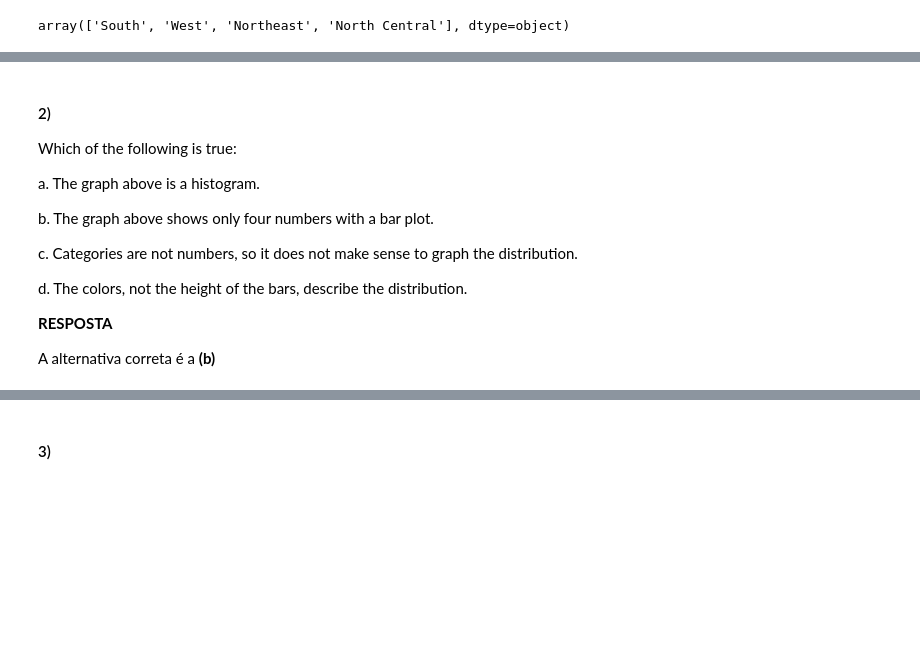
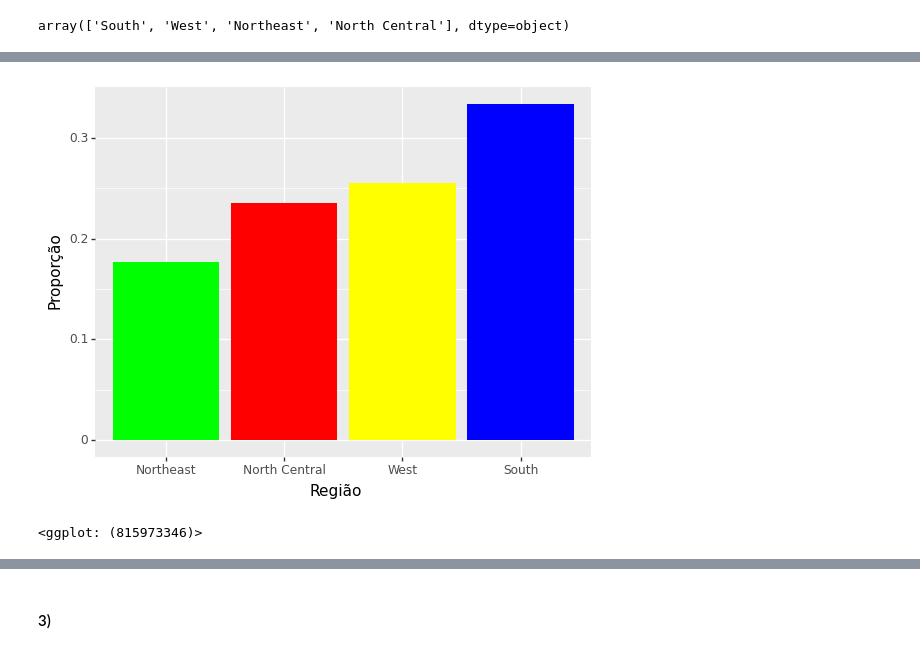
Before and after one commit to pdcos/analise_visual_ciencia_de_dados, a Jupyter notebook: participacao_5/solutions_5.ipynb, the cells around one changed output, grey strips where cells are left out. Saved outputs shown, nothing was run; the diff lists cells and outputs as text; code cells hidden in the pictures; blank space fills up the shorter version.

```diff
--- a/participacao_5/solutions_5.ipynb
+++ b/participacao_5/solutions_5.ipynb
@@ -164,16 +141,17 @@ display(df_prop)
-# %% [markdown]
-#### 2)
-Which of the following is true:
-
-a. The graph above is a histogram.
-
-b. The graph above shows only four numbers with a bar plot.
-
-c. Categories are not numbers, so it does not make sense to graph the distribution.
-
-d. The colors, not the height of the bars, describe the distribution.
-
-
-**RESPOSTA**
-
-A alternativa correta é a **(b)**
+# %%
+# Plotando o gráfico igual ao do enunciado
+
+# Calcula a proporçao de estados por regiao
+df_region = df_murders['region'].value_counts(normalize=True).reset_index()
+df_region.columns = ['region', 'prop']
+(
+    ggplot(df_region, aes(x='region', y='prop', fill='region')) +
+    geom_col() +
+    labs(x='Região', y='Proporção') +
+    scale_fill_manual(values=['#FF0000', '#00FF00', '#0000FF', '#FFFF00']) +
+    guides(fill=False) +
+    scale_x_discrete(limits=df_region.sort_values('prop', ascending=True)['region'])
+)
+# %% [output]
+[figure, added]
+<ggplot: (815973346)>
```
Also changed, not shown: parts of 18 cells of this notebook.
